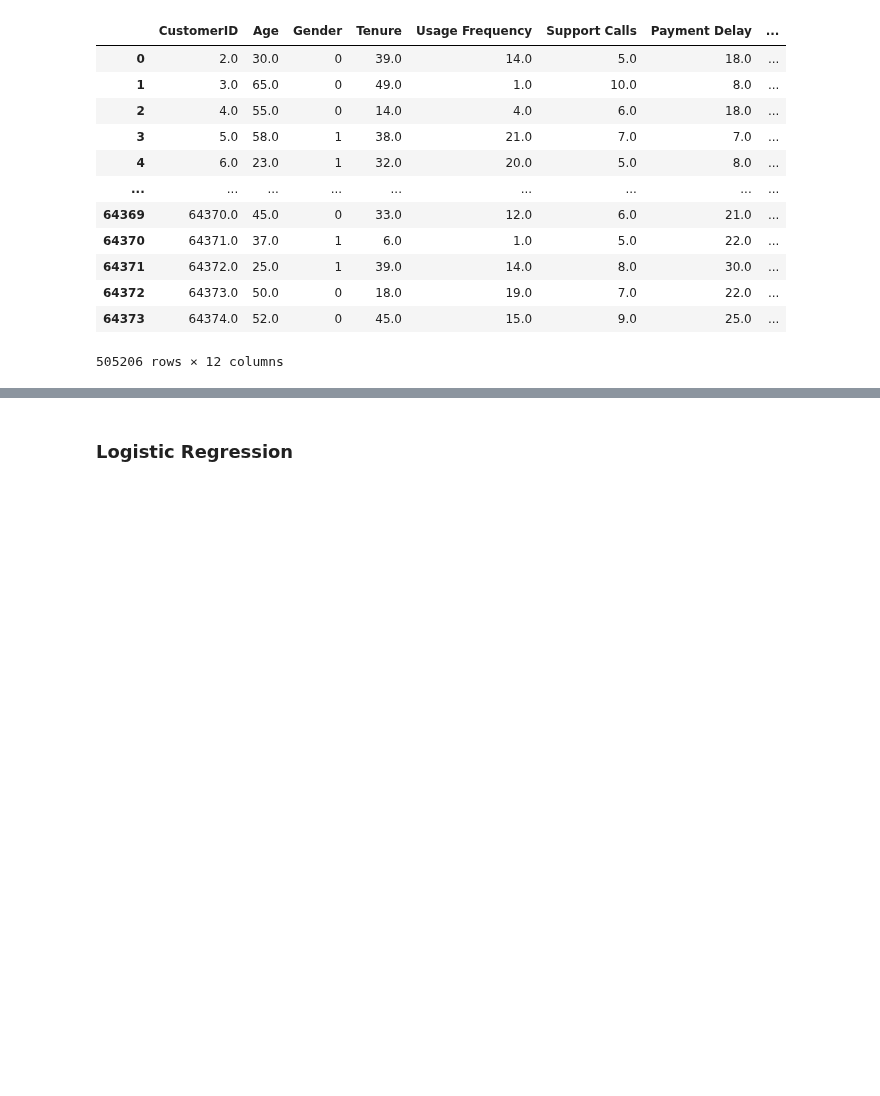
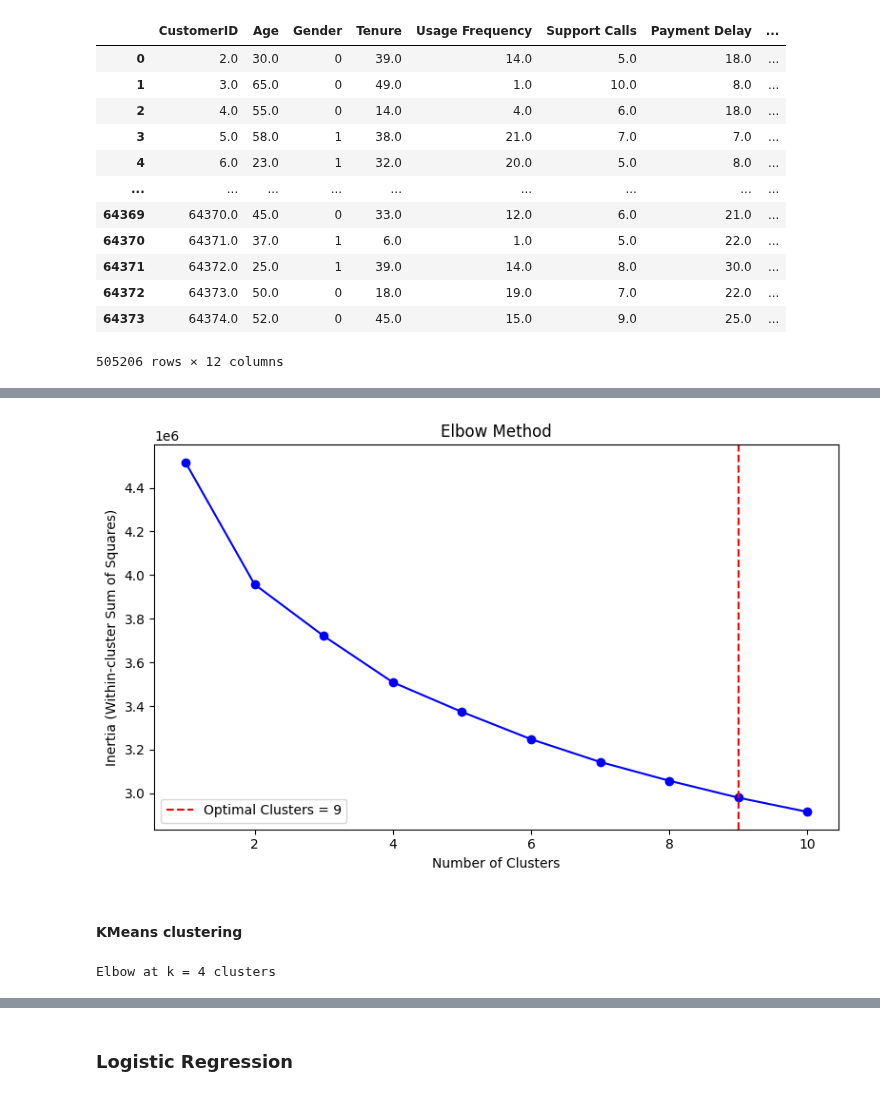
Before and after one commit to Johannes3001/AppliedML_Assign.01, a Jupyter notebook: Fredrik_Codes.ipynb, the cells around one changed output, grey strips where cells are left out. Saved outputs shown, nothing was run; the diff lists cells and outputs as text; code cells hidden in the pictures; blank space fills up the shorter version.

```diff
--- a/Fredrik_Codes.ipynb
+++ b/Fredrik_Codes.ipynb
@@ -145,0 +202,24 @@ df1_scaled.head()
+# %%
+# Plot the elbow method to find the optimal number of clusters
+plt.figure(figsize=(8, 5))
+plt.plot(cluster_range, elbow_scores, marker='o', linestyle='-', color='b')
+plt.xlabel('Number of Clusters')
+plt.ylabel('Inertia (Within-cluster Sum of Squares)')
+plt.title('Elbow Method')
+
+# Find the "elbow" point (optimal number of clusters)
+# The elbow point is where the inertia starts to decrease at a slower rate
+# You can use a simple heuristic like looking for the point with the maximum curvature
+diff = [elbow_scores[i] - elbow_scores[i - 1] for i in range(1, len(elbow_scores))]
+optimal_num_clusters = cluster_range[diff.index(max(diff))]
+
+# Add a vertical line to visualize the optimal number of clusters
+plt.axvline(x=optimal_num_clusters, color='r', linestyle='--', label=f'Optimal Clusters = {optimal_num_clusters}')
+plt.legend()
+
+plt.tight_layout()
+plt.show()
+# %% [output]
+[figure, added]
+# %% [markdown]
+#### KMeans clustering
@@ -145,0 +238,7 @@ df1_scaled.head()
+# %%
+# Find the elbow spot
+cost_kneed = KneeLocator(x = num_clusters , y = inertia , S = 1.0 , curve = 'convex' , direction = 'decreasing' , online = True)
+K_cost_c3 = cost_kneed.elbow
+print('Elbow at k = {} clusters'.format(K_cost_c3))
+# %% [output]
+Elbow at k = 4 clusters
```
Also changed, not shown: parts of 101 cells of this notebook.
